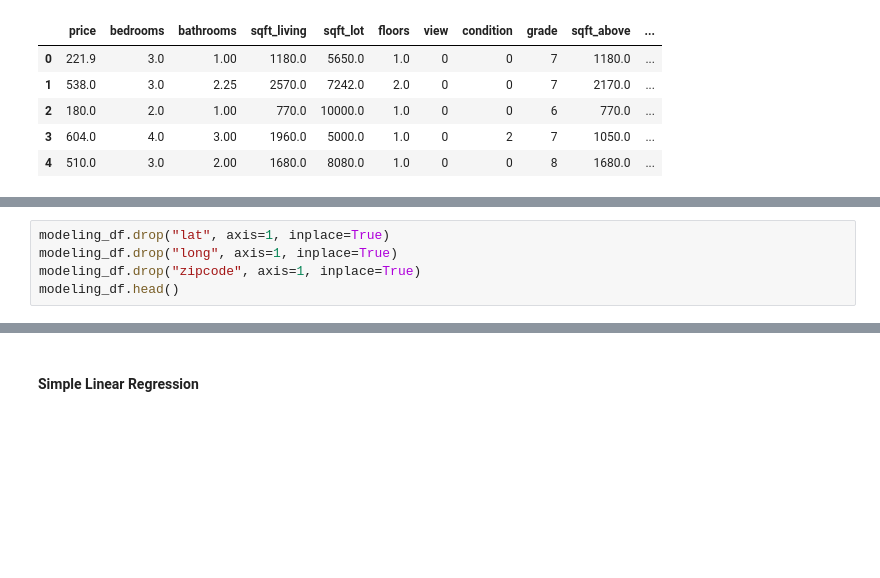
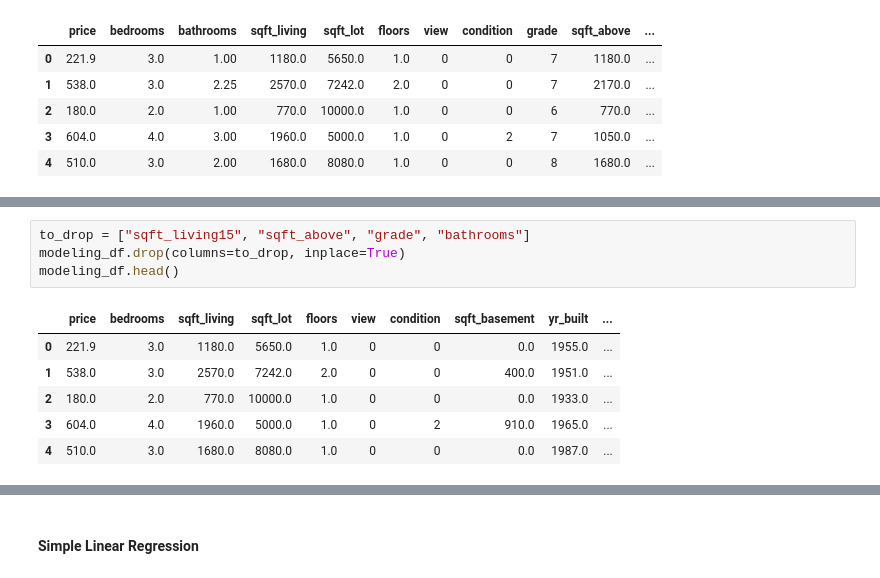
Before and after one commit to bizzfuzz/dsc-phase-2, a Jupyter notebook: student.ipynb, the cells around one changed output, grey strips where cells are left out. Cells and saved outputs as stored; diff of their text form; blank space fills up the shorter version.

```diff
--- a/student.ipynb
+++ b/student.ipynb
@@ -607,5 +592,0 @@ Name: price, dtype: float64
-# %%
-modeling_df.drop("lat", axis=1, inplace=True)
-modeling_df.drop("long", axis=1, inplace=True)
-modeling_df.drop("zipcode", axis=1, inplace=True)
-modeling_df.head()
@@ -618,0 +633,11 @@ modeling_df.head()
+# %%
+to_drop = ["sqft_living15", "sqft_above", "grade", "bathrooms"]
+modeling_df.drop(columns=to_drop, inplace=True)
+modeling_df.head()
+# %% [output]
+|  | price | bedrooms | sqft_living | sqft_lot | floors | view | condition | sqft_basement | yr_built | ... |
+| 0 | 221.9 | 3.0 | 1180.0 | 5650.0 | 1.0 | 0 | 0 | 0.0 | 1955.0 | ... |
+| 1 | 538.0 | 3.0 | 2570.0 | 7242.0 | 2.0 | 0 | 0 | 400.0 | 1951.0 | ... |
+| 2 | 180.0 | 2.0 | 770.0 | 10000.0 | 1.0 | 0 | 0 | 0.0 | 1933.0 | ... |
+| 3 | 604.0 | 4.0 | 1960.0 | 5000.0 | 1.0 | 0 | 2 | 910.0 | 1965.0 | ... |
+| 4 | 510.0 | 3.0 | 1680.0 | 8080.0 | 1.0 | 0 | 0 | 0.0 | 1987.0 | ... |
```
Also changed, not shown: parts of 16 cells of this notebook.
